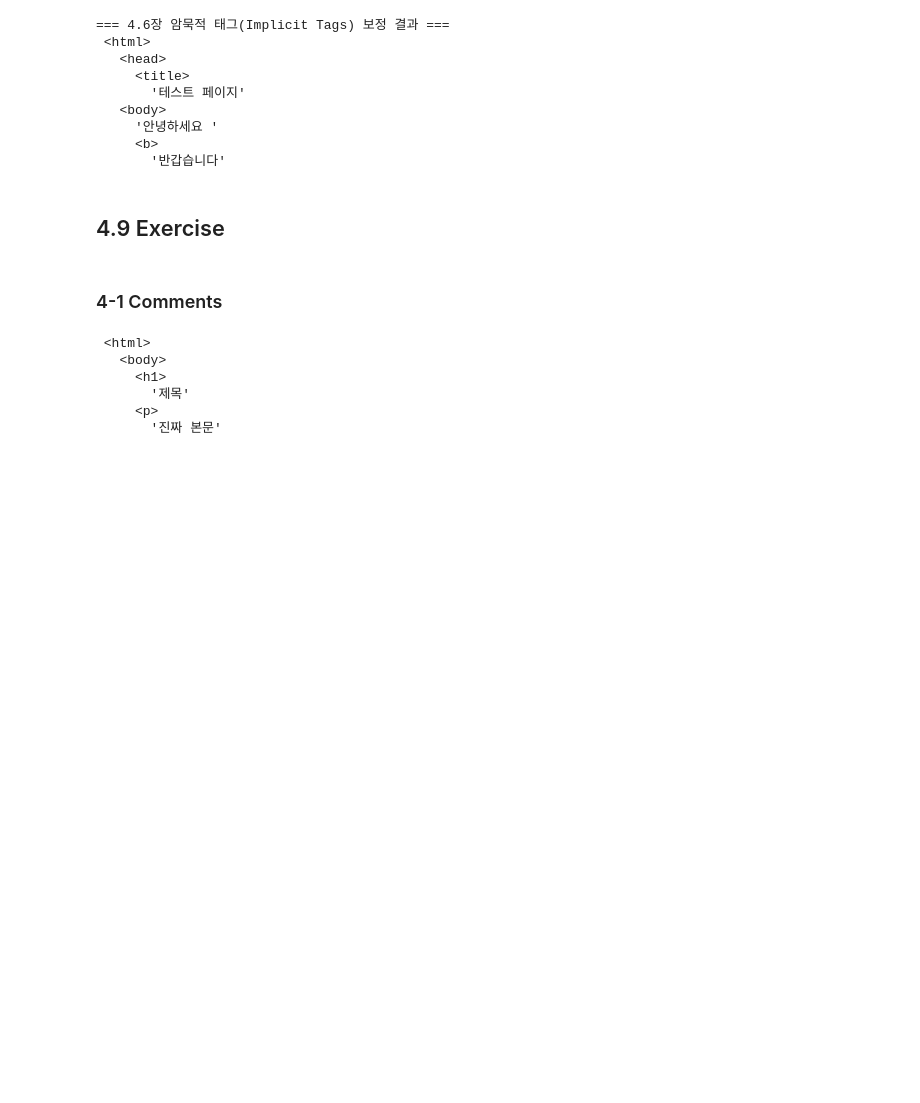
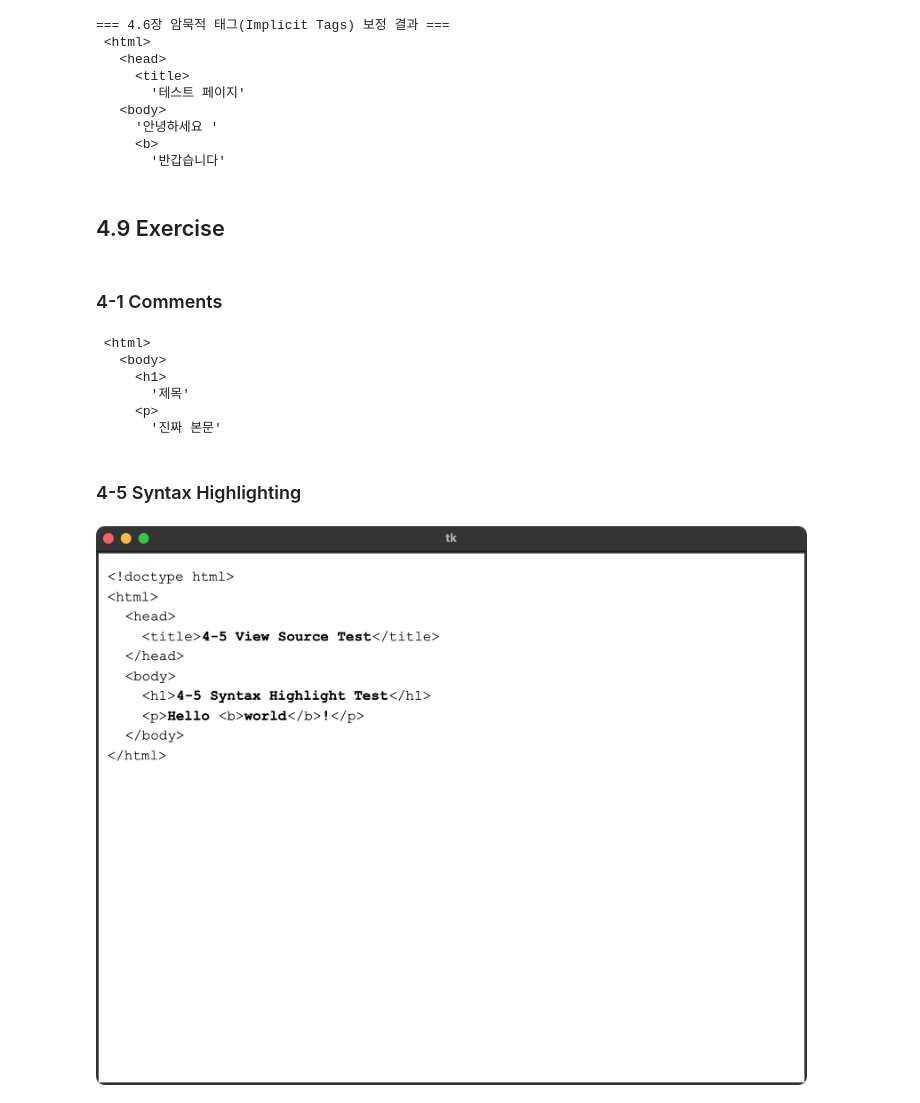
Before and after one commit to r4k0nb4k0n/browser-engineering-study, a Jupyter notebook: part-2-viewing-documents-4-constructing-an-html-tree.ipynb, the cells around one changed output. Saved outputs shown, nothing was run; the diff lists cells and outputs as text; code cells hidden in the pictures; blank space fills up the shorter version.

Commit message:
feat: 4.10 Exercise 5 Syntax Highlighting

```diff
--- a/part-2-viewing-documents-4-constructing-an-html-tree.ipynb
+++ b/part-2-viewing-documents-4-constructing-an-html-tree.ipynb
@@ -453,3 +453,31 @@ print_tree(nodes)
        '제목'
      <p>
        '진짜 본문'
+# %% [markdown]
+### 4-5 Syntax Highlighting
+# %%
+import importlib
+import browser.browser
+import browser.html
+import browser.layout
+
+from browser import Browser, URL, display_tk_window
+
+multi_line_html = """<!doctype html>
+<html>
+  <head>
+    <title>4-5 View Source Test</title>
+  </head>
+  <body>
+    <h1>4-5 Syntax Highlight Test</h1>
+    <p>Hello <b>world</b>!</p>
+  </body>
+</html>"""
+
+browser = Browser()
+url = URL(f"view-source:data:text/html,{multi_line_html}")
+browser.load(url)
+
+display_tk_window(browser.window)
+# %% [output]
+[figure, added]
```
Also changed, not shown: parts of 1 cell of this notebook, 3 other files.
